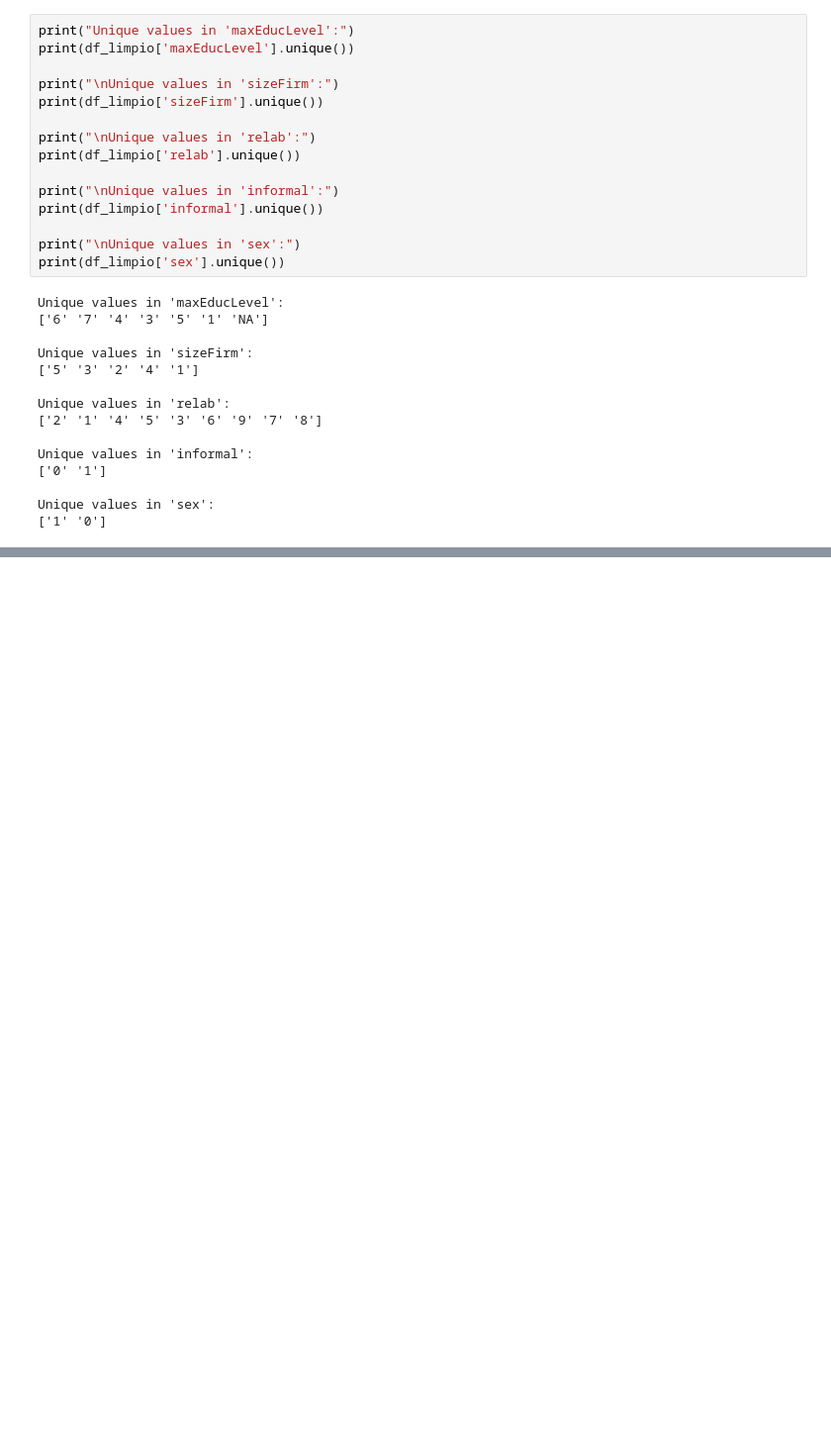
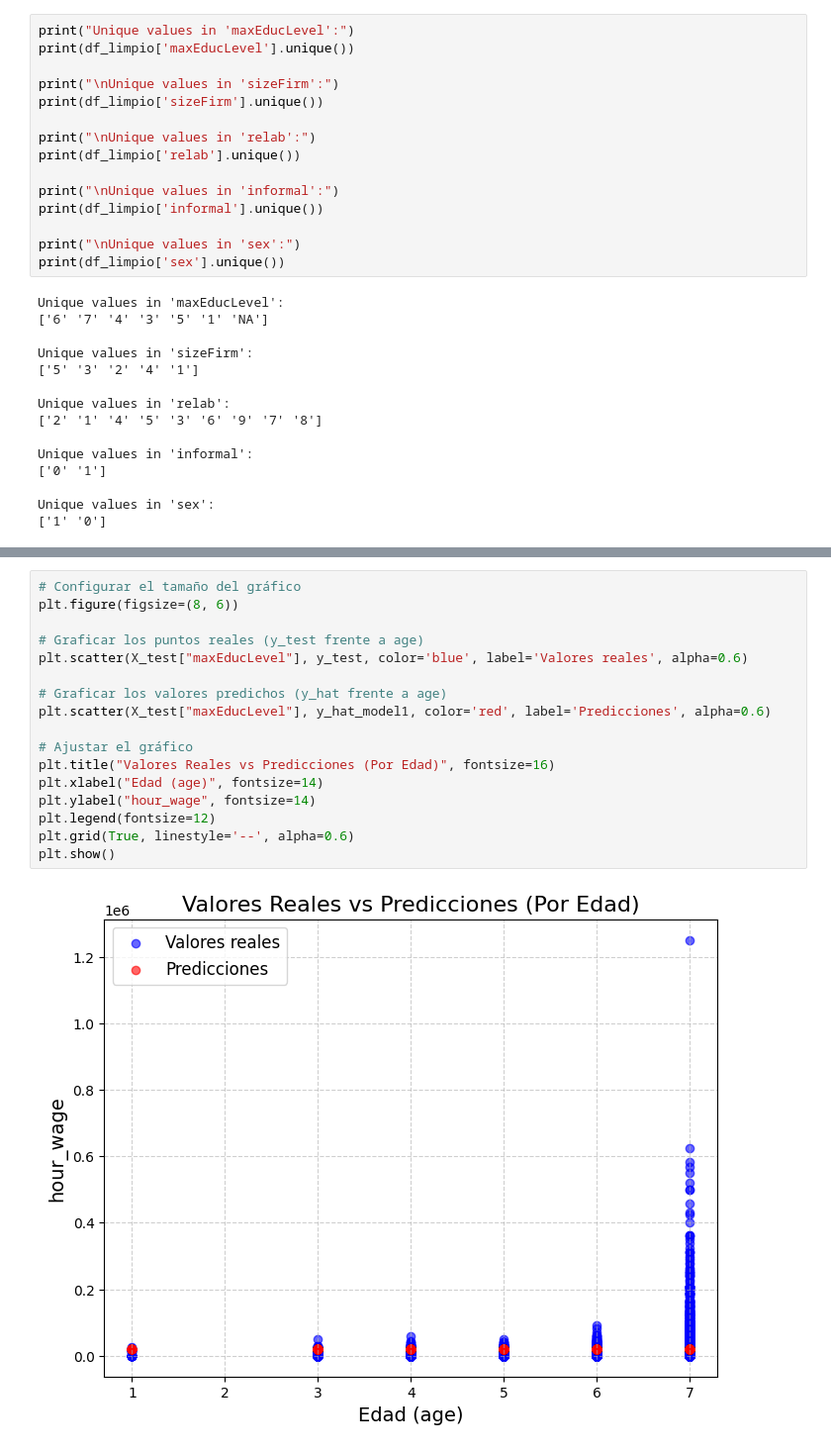
Before and after one commit to carolinabasile/ProblemSet1_MachineLearning, a Jupyter notebook: Analysis.ipynb, the cells around one changed output, grey strips where cells are left out. Shown at 99% size. Saved outputs shown, nothing was run; the diff lists cells and outputs as text; blank space fills up the shorter version.

```diff
--- a/Analysis.ipynb
+++ b/Analysis.ipynb
@@ -663,0 +616,19 @@ print(f'Mean Squared Error for Model 4 (LOOCV): {mse4_loo}')
+# %%
+# Configurar el tamaño del gráfico
+plt.figure(figsize=(8, 6))
+
+# Graficar los puntos reales (y_test frente a age)
+plt.scatter(X_test["maxEducLevel"], y_test, color='blue', label='Valores reales', alpha=0.6)
+
+# Graficar los valores predichos (y_hat frente a age)
+plt.scatter(X_test["maxEducLevel"], y_hat_model1, color='red', label='Predicciones', alpha=0.6)
+
+# Ajustar el gráfico
+plt.title("Valores Reales vs Predicciones (Por Edad)", fontsize=16)
+plt.xlabel("Edad (age)", fontsize=14)
+plt.ylabel("hour_wage", fontsize=14)
+plt.legend(fontsize=12)
+plt.grid(True, linestyle='--', alpha=0.6)
+plt.show()
+# %% [output]
+[figure, added]
```
Also changed, not shown: parts of 71 cells of this notebook.
